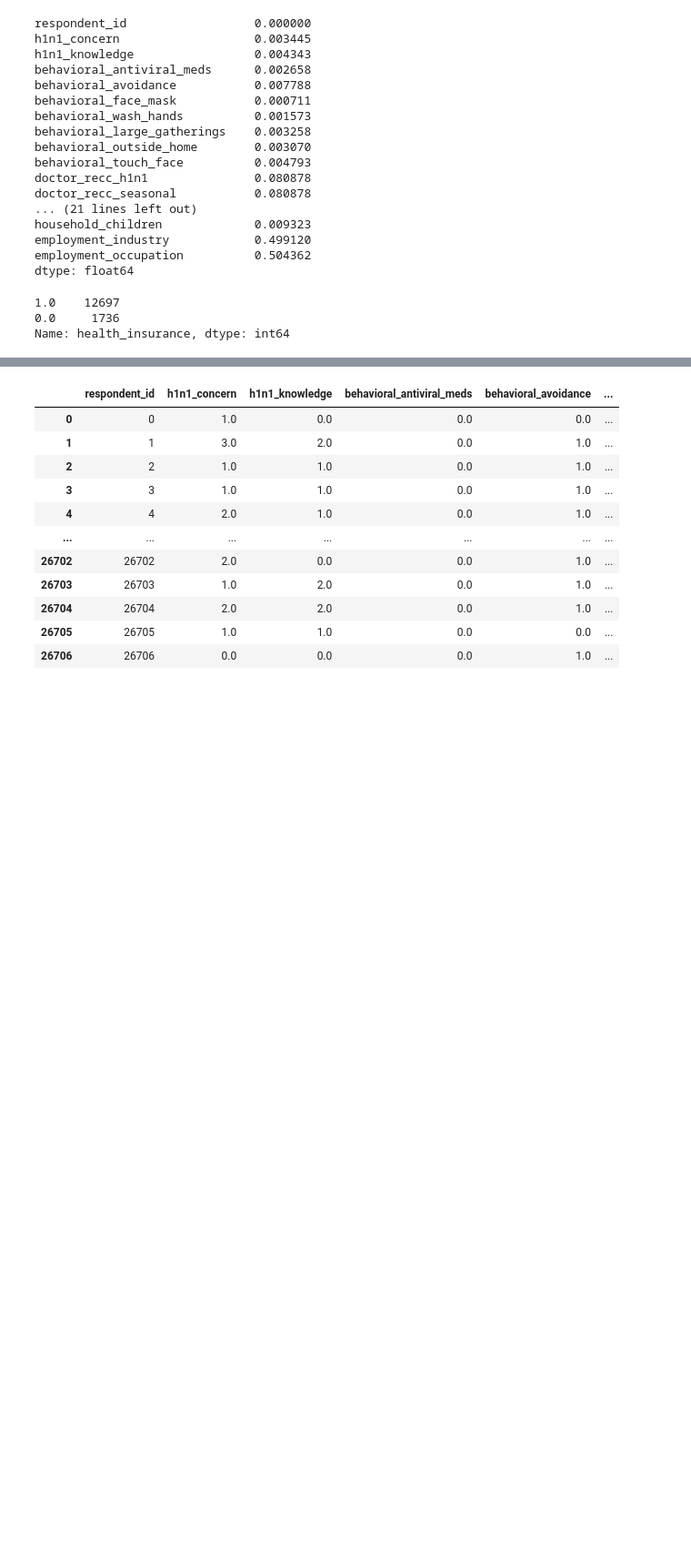
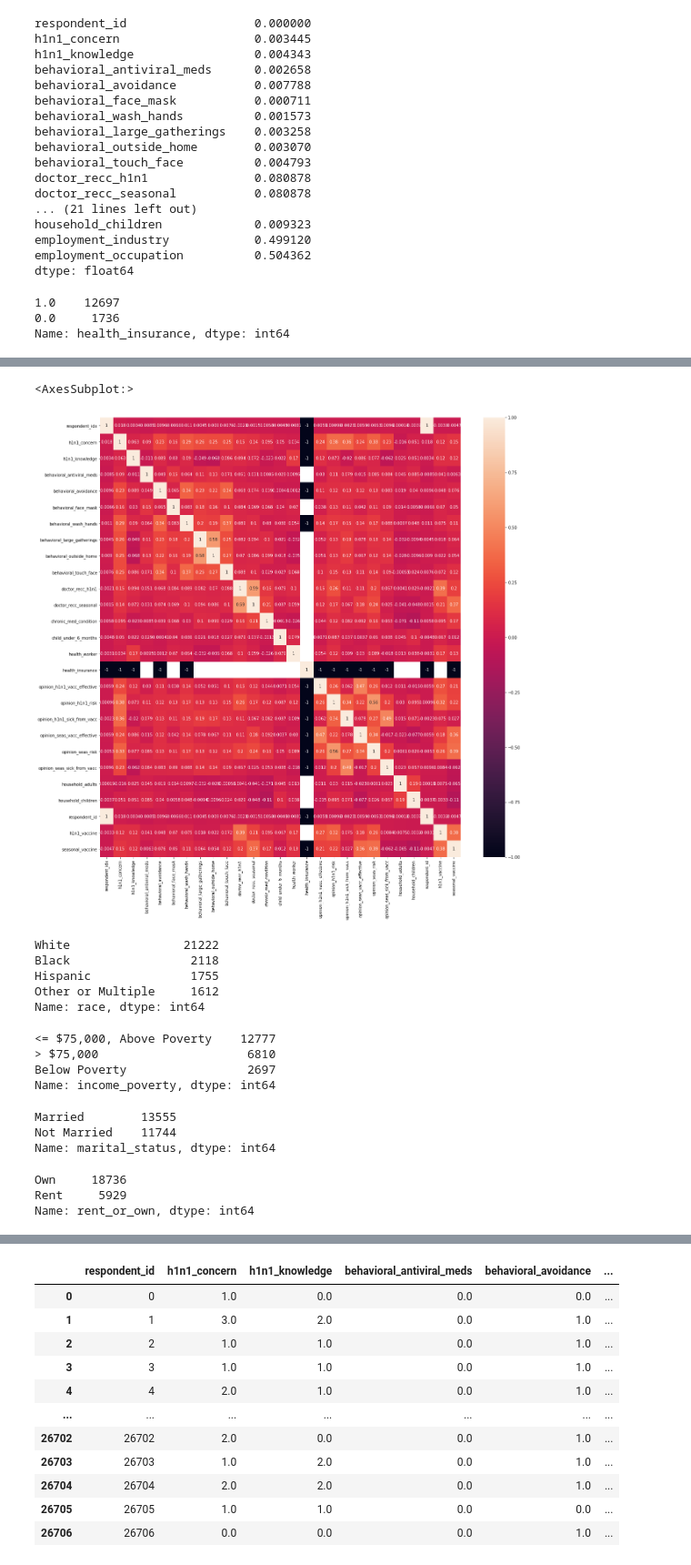
Before and after one commit to nishlikefish/H1N1_flu_project, a Jupyter notebook: Working.ipynb, the cells around one changed output, grey strips where cells are left out. Shown: that part at 91% size. Saved outputs shown, nothing was run; the diff lists cells and outputs as text; code cells hidden in the pictures; blank space fills up the shorter version.

```diff
--- a/Working.ipynb
+++ b/Working.ipynb
@@ -162 +146,3 @@ Name: health_insurance, dtype: int64
+# %%
+join_df=tr_features.join(tr_labels,on='respondent_id',lsuffix='x')
 # %%
@@ -177,0 +169,27 @@ tr_features
+# %%
+fig, ax = plt.subplots(figsize=(20,20))
+sns.heatmap(join_df.corr(),annot=True,ax=ax)
+# %% [output]
+<AxesSubplot:>
+[figure, added]
+# %%
+tr_features.race.value_counts()#can be ohe
+# %% [output]
+White                21222
+Black                 2118
+Hispanic              1755
+Other or Multiple     1612
+Name: race, dtype: int64
+# %%
+tr_features.income_poverty.value_counts()#needs a function
+# %% [output]
+<= $75,000, Above Poverty    12777
+> $75,000                     6810
+Below Poverty                 2697
+Name: income_poverty, dtype: int64
+# %%
+tr_features.marital_status.value_counts()#maybe drop
+# %% [output]
+Married        13555
+Not Married    11744
+Name: marital_status, dtype: int64
@@ -177,0 +205,6 @@ tr_features
+# %%
+tr_features.rent_or_own.value_counts()
+# %% [output]
+Own     18736
+Rent     5929
+Name: rent_or_own, dtype: int64
```
Also changed, not shown: parts of 25 cells of this notebook, 2 other files.
